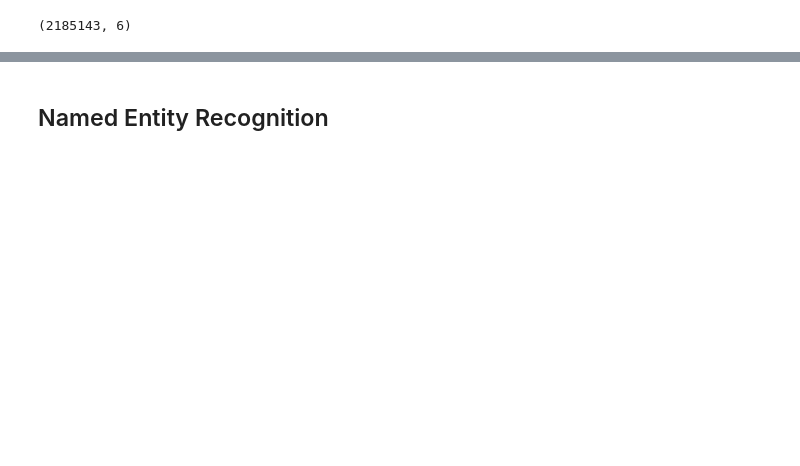
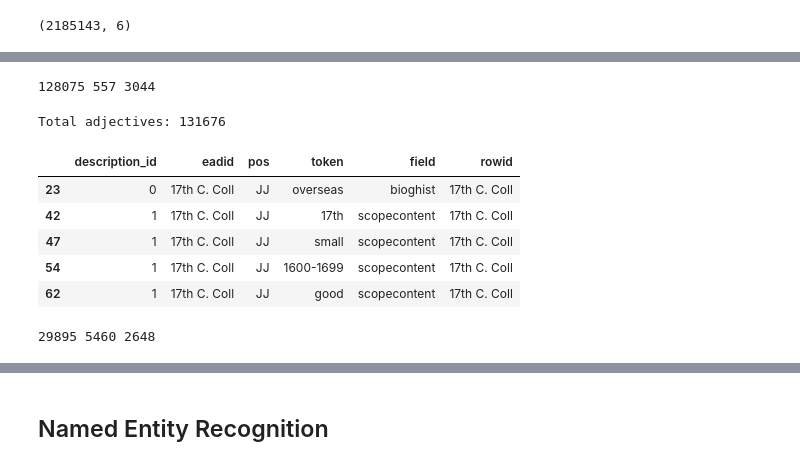
Before and after one commit to thegoose20/nusc, a Jupyter notebook: analysis_metadata.ipynb, the cells around one changed output, grey strips where cells are left out. Saved outputs shown, nothing was run; the diff lists cells and outputs as text; code cells hidden in the pictures; blank space fills up the shorter version.

```diff
--- a/analysis_metadata.ipynb
+++ b/analysis_metadata.ipynb
@@ -487,0 +518,26 @@ df_pos.shape
+# %%
+df_jj = df_pos.loc[df_pos["pos"] == "JJ"]
+df_jjr = df_pos.loc[df_pos["pos"] == "JJR"]
+df_jjs = df_pos.loc[df_pos["pos"] == "JJS"]
+print(df_jj.shape[0], df_jjr.shape[0], df_jjs.shape[0])
+# %% [output]
+128075 557 3044
+# %%
+df_adj = pd.concat([df_jj, df_jjr, df_jjs], axis=0)
+print("Total adjectives:", df_adj.shape[0])
+df_adj.head()
+# %% [output]
+Total adjectives: 131676
+|  | description_id | eadid | pos | token | field | rowid |
+| 23 | 0 | 17th C. Coll | JJ | overseas | bioghist | 17th C. Coll |
+| 42 | 1 | 17th C. Coll | JJ | 17th | scopecontent | 17th C. Coll |
+| 47 | 1 | 17th C. Coll | JJ | small | scopecontent | 17th C. Coll |
+| 54 | 1 | 17th C. Coll | JJ | 1600-1699 | scopecontent | 17th C. Coll |
+| 62 | 1 | 17th C. Coll | JJ | good | scopecontent | 17th C. Coll |
+# %%
+df_rb = df_pos.loc[df_pos["pos"] == "RB"]
+df_rbr = df_pos.loc[df_pos["pos"] == "RBR"]
+df_rbs = df_pos.loc[df_pos["pos"] == "RBS"]
+print(df_rb.shape[0], df_rbr.shape[0], df_rbs.shape[0])
+# %% [output]
+29895 5460 2648
```
Also changed, not shown: parts of 17 cells of this notebook.
